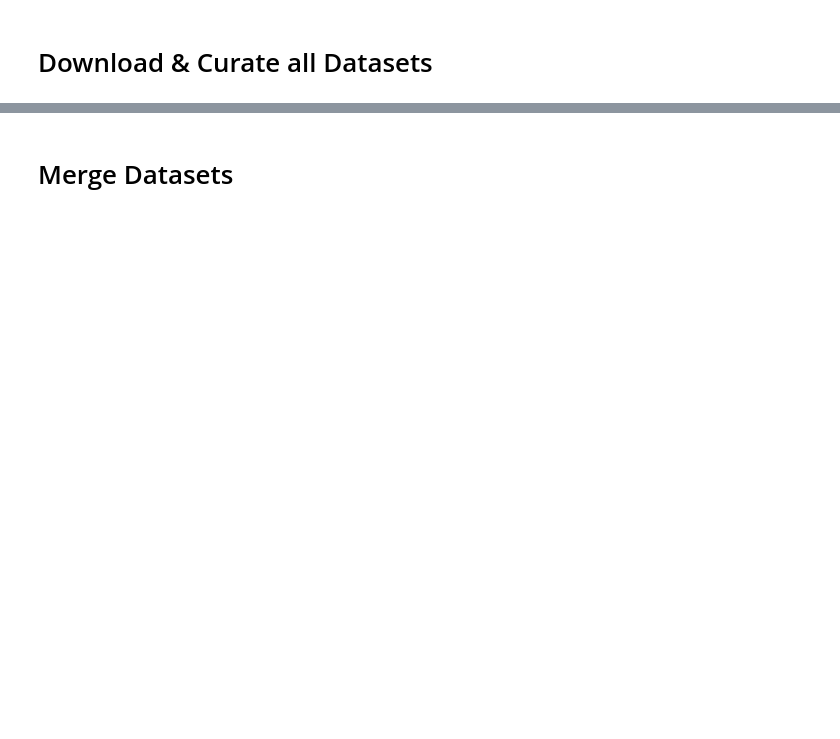
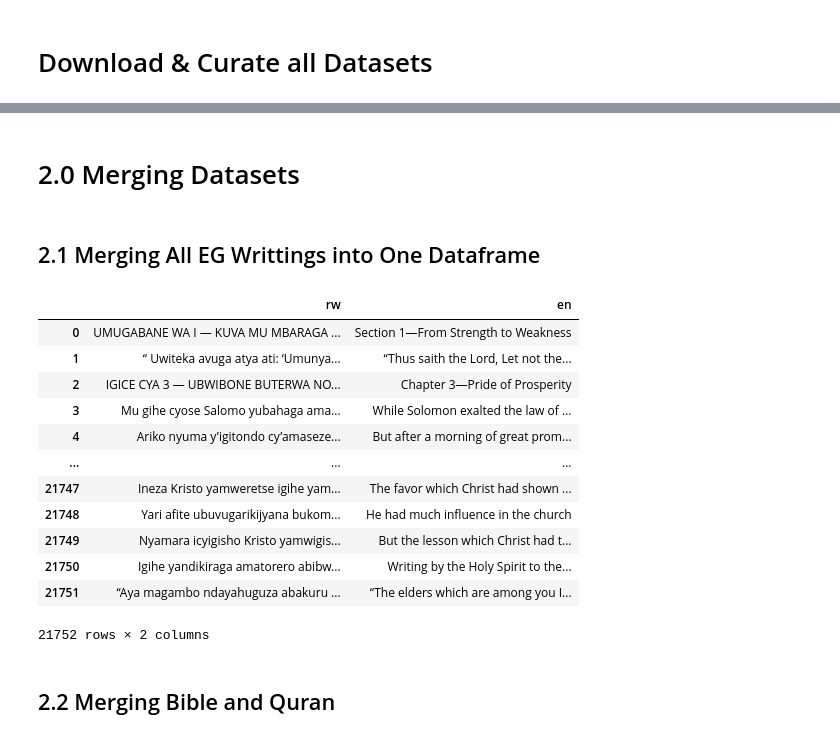
Before and after one commit to agent87/zindi, a Jupyter notebook: Script.ipynb, the cells around one changed output, grey strips where cells are left out. Saved outputs shown, nothing was run; the diff lists cells and outputs as text; code cells hidden in the pictures; blank space fills up the shorter version.

```diff
--- a/Script.ipynb
+++ b/Script.ipynb
@@ -49,12 +118,7 @@ quran_eng = pd.read_csv('data/Quran/quran_eng.csv')
 quran_rw = pd.read_csv('data/Quran/quran_rw.csv')
 
 quran = pd.DataFrame({'rw': quran_rw.translation,'en': quran_eng.translation})
-# %%
-#Digital Umuganda
-
-corpus_1 = pd.read_csv('data/umuganda/corpus_1.tsv', encoding = "ISO-8859-1", sep='\t')
-corpus_2 = pd.read_csv('data/umuganda/corpus_2.tsv', encoding = "ISO-8859-1", sep='\t')
-
-corpus = corpus_1.append(corpus_2, ignore_index=True)
 # %% [markdown]
-# Merge Datasets
+# 2.0 Merging Datasets
+# %% [markdown]
+## 2.1 Merging All EG Writtings into One Dataframe
@@ -61,2 +147,20 @@ corpus = corpus_1.append(corpus_2, ignore_index=True)
+# %%
+corpus
+# %% [output]
+|  | rw | en |
+| 0 | UMUGABANE WA I — KUVA MU MBARAGA ... | Section 1—From Strength to Weakness |
+| 1 | “ Uwiteka avuga atya ati: ‘Umunya... | “Thus saith the Lord, Let not the... |
+| 2 | IGICE CYA 3 — UBWIBONE BUTERWA NO... | Chapter 3—Pride of Prosperity |
+| 3 | Mu gihe cyose Salomo yubahaga ama... | While Solomon exalted the law of ... |
+| 4 | Ariko nyuma y’igitondo cy’amaseze... | But after a morning of great prom... |
+| ... | ... | ... |
+| 21747 | Ineza Kristo yamweretse igihe yam... | The favor which Christ had shown ... |
+| 21748 | Yari afite ubuvugarikijyana bukom... | He had much influence in the church |
+| 21749 | Nyamara icyigisho Kristo yamwigis... | But the lesson which Christ had t... |
+| 21750 | Igihe yandikiraga amatorero abibw... | Writing by the Holy Spirit to the... |
+| 21751 | “Aya magambo ndayahuguza abakuru ... | “The elders which are among you I... |
+21752 rows × 2 columns
+# %% [markdown]
+## 2.2 Merging Bible and Quran
 # %%
 dataset = bible.append(quran, ignore_index=True)
```
Also changed, not shown: parts of 23 cells of this notebook, 10 other files.
